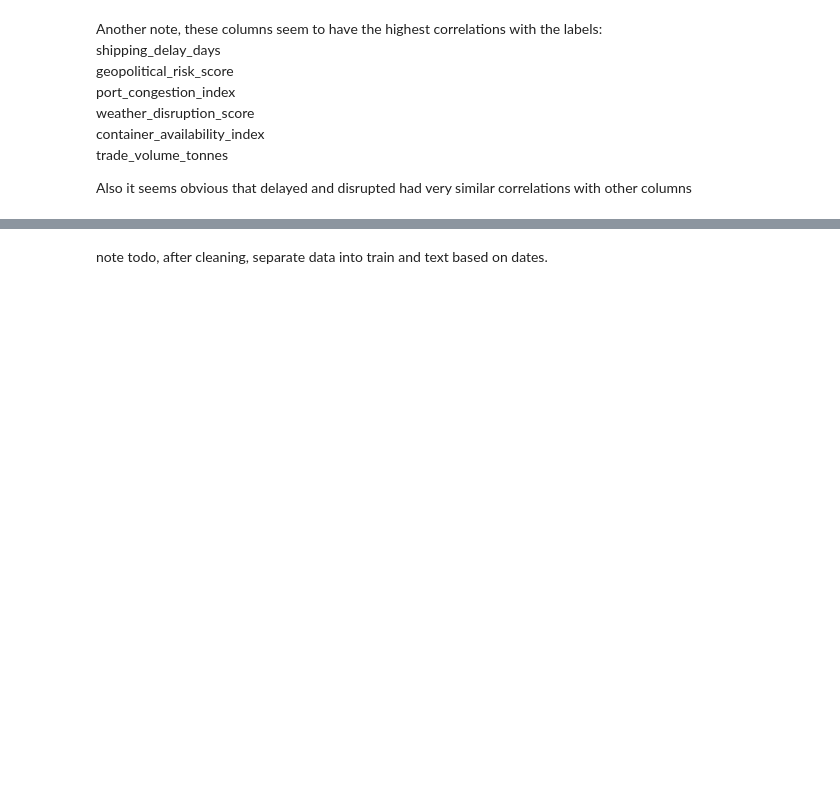
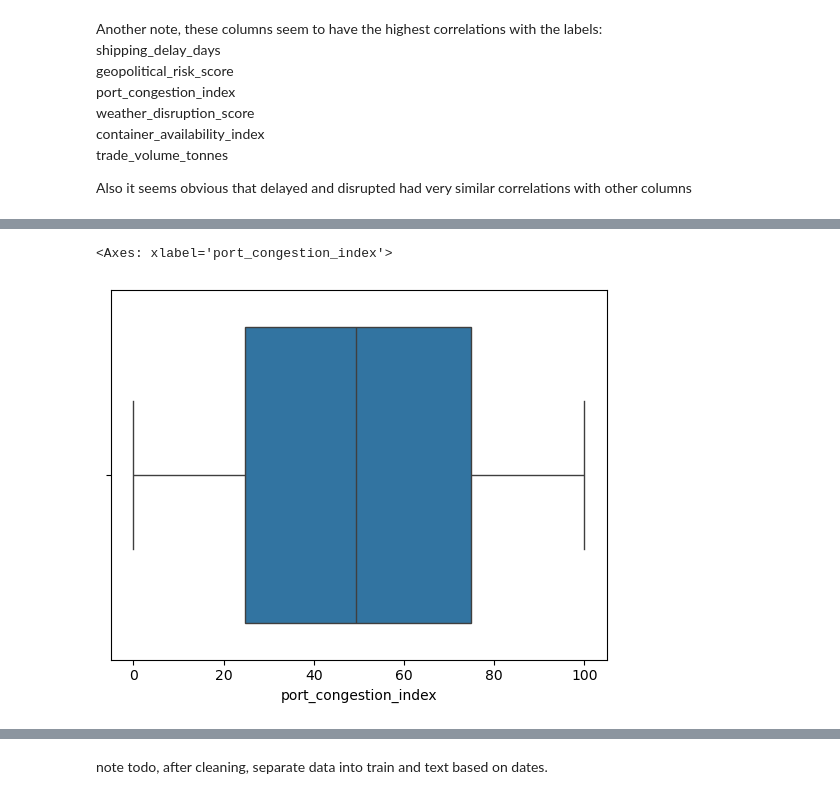
Before and after one commit to Break-Through-Tech/Accenture-2A-predict-the-supply-chain-disruptions, a Jupyter notebook: notebooks/project_ntb.ipynb, the cells around one changed output, grey strips where cells are left out. Saved outputs shown, nothing was run; the diff lists cells and outputs as text; code cells hidden in the pictures; blank space fills up the shorter version.

```diff
--- a/notebooks/project_ntb.ipynb
+++ b/notebooks/project_ntb.ipynb
@@ -334,0 +364,5 @@ Also it seems obvious that delayed and disrupted had very similar correlations w
+# %%
+sns.boxplot(x=df_enc['port_congestion_index'])
+# %% [output]
+<Axes: xlabel='port_congestion_index'>
+[figure, added]
```
Also changed, not shown: parts of 10 cells of this notebook.
